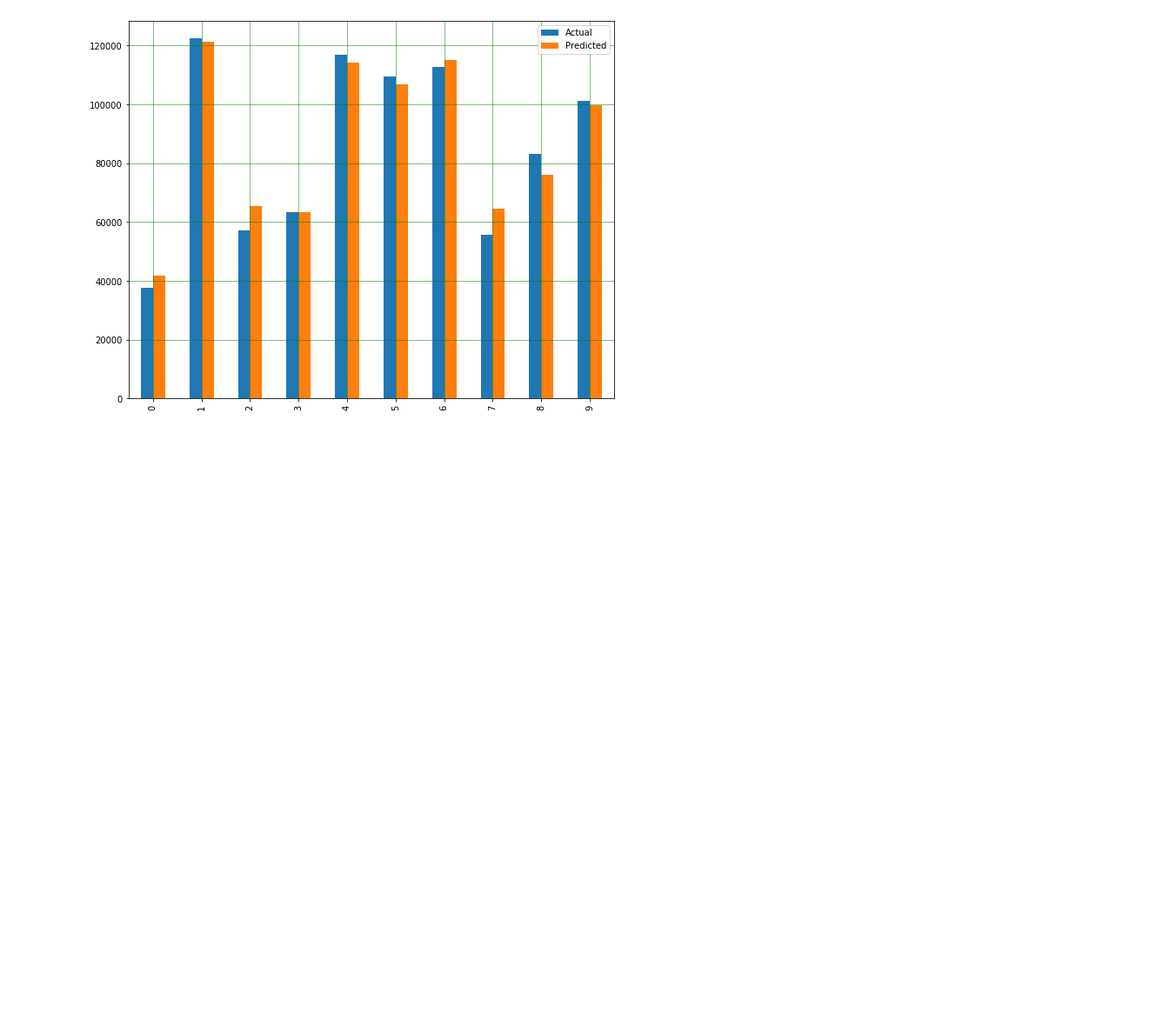
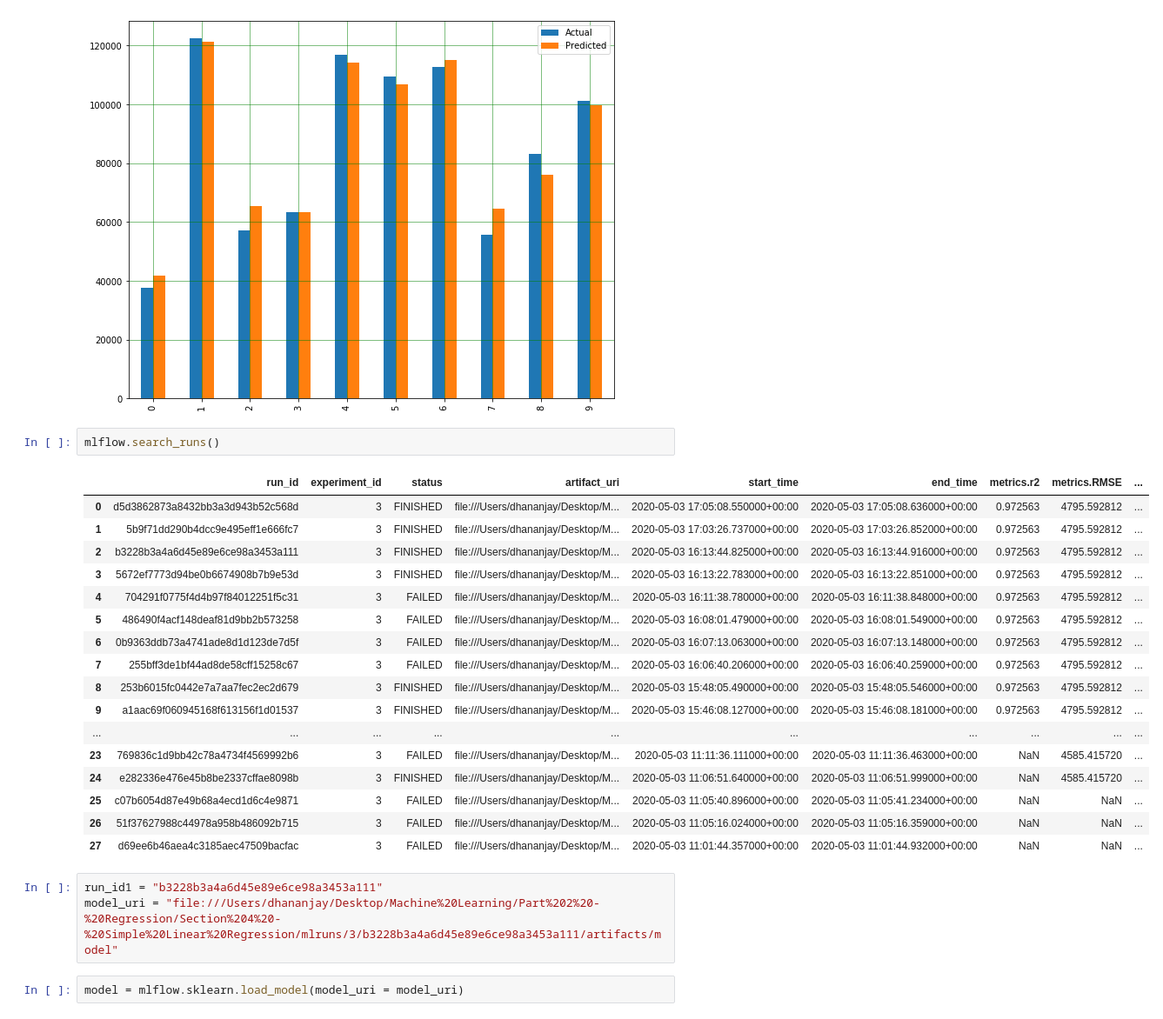
Before and after one commit to dkumar61/dkumar61, a Jupyter notebook: Regression_With_Mlflow.ipynb, the cells around one changed output. Shown at 87% size. Drawn from its saved outputs; the diff is of its cells as text; blank space fills up the shorter version.

```diff
--- a/Regression_With_Mlflow.ipynb
+++ b/Regression_With_Mlflow.ipynb
@@ -83,3 +87,28 @@ plt.grid(which='minor', linestyle=':', linewidth='0.5', color='black')
 plt.show()
 # %% [output]
 [figure]
+# %%
+mlflow.search_runs()
+# %% [output]
+|  | run_id | experiment_id | status | artifact_uri | start_time | end_time | metrics.r2 | metrics.RMSE | ... |
+| 0 | d5d3862873a8432bb3a3d943b52c568d | 3 | FINISHED | file:///Users/dhananjay/Desktop/M... | 2020-05-03 17:05:08.550000+00:00 | 2020-05-03 17:05:08.636000+00:00 | 0.972563 | 4795.592812 | ... |
+| 1 | 5b9f71dd290b4dcc9e495eff1e666fc7 | 3 | FINISHED | file:///Users/dhananjay/Desktop/M... | 2020-05-03 17:03:26.737000+00:00 | 2020-05-03 17:03:26.852000+00:00 | 0.972563 | 4795.592812 | ... |
+| 2 | b3228b3a4a6d45e89e6ce98a3453a111 | 3 | FINISHED | file:///Users/dhananjay/Desktop/M... | 2020-05-03 16:13:44.825000+00:00 | 2020-05-03 16:13:44.916000+00:00 | 0.972563 | 4795.592812 | ... |
+| 3 | 5672ef7773d94be0b6674908b7b9e53d | 3 | FINISHED | file:///Users/dhananjay/Desktop/M... | 2020-05-03 16:13:22.783000+00:00 | 2020-05-03 16:13:22.851000+00:00 | 0.972563 | 4795.592812 | ... |
+| 4 | 704291f0775f4d4b97f84012251f5c31 | 3 | FAILED | file:///Users/dhananjay/Desktop/M... | 2020-05-03 16:11:38.780000+00:00 | 2020-05-03 16:11:38.848000+00:00 | 0.972563 | 4795.592812 | ... |
+| 5 | 486490f4acf148deaf81d9bb2b573258 | 3 | FAILED | file:///Users/dhananjay/Desktop/M... | 2020-05-03 16:08:01.479000+00:00 | 2020-05-03 16:08:01.549000+00:00 | 0.972563 | 4795.592812 | ... |
+| 6 | 0b9363ddb73a4741ade8d1d123de7d5f | 3 | FAILED | file:///Users/dhananjay/Desktop/M... | 2020-05-03 16:07:13.063000+00:00 | 2020-05-03 16:07:13.148000+00:00 | 0.972563 | 4795.592812 | ... |
+| 7 | 255bff3de1bf44ad8de58cff15258c67 | 3 | FAILED | file:///Users/dhananjay/Desktop/M... | 2020-05-03 16:06:40.206000+00:00 | 2020-05-03 16:06:40.259000+00:00 | 0.972563 | 4795.592812 | ... |
+| 8 | 253b6015fc0442e7a7aa7fec2ec2d679 | 3 | FINISHED | file:///Users/dhananjay/Desktop/M... | 2020-05-03 15:48:05.490000+00:00 | 2020-05-03 15:48:05.546000+00:00 | 0.972563 | 4795.592812 | ... |
+| 9 | a1aac69f060945168f613156f1d01537 | 3 | FINISHED | file:///Users/dhananjay/Desktop/M... | 2020-05-03 15:46:08.127000+00:00 | 2020-05-03 15:46:08.181000+00:00 | 0.972563 | 4795.592812 | ... |
+| ... | ... | ... | ... | ... | ... | ... | ... | ... | ... |
+| 23 | 769836c1d9bb42c78a4734f4569992b6 | 3 | FAILED | file:///Users/dhananjay/Desktop/M... | 2020-05-03 11:11:36.111000+00:00 | 2020-05-03 11:11:36.463000+00:00 | NaN | 4585.415720 | ... |
+| 24 | e282336e476e45b8be2337cffae8098b | 3 | FINISHED | file:///Users/dhananjay/Desktop/M... | 2020-05-03 11:06:51.640000+00:00 | 2020-05-03 11:06:51.999000+00:00 | NaN | 4585.415720 | ... |
+| 25 | c07b6054d87e49b68a4ecd1d6c4e9871 | 3 | FAILED | file:///Users/dhananjay/Desktop/M... | 2020-05-03 11:05:40.896000+00:00 | 2020-05-03 11:05:41.234000+00:00 | NaN | NaN | ... |
+| 26 | 51f37627988c44978a958b486092b715 | 3 | FAILED | file:///Users/dhananjay/Desktop/M... | 2020-05-03 11:05:16.024000+00:00 | 2020-05-03 11:05:16.359000+00:00 | NaN | NaN | ... |
+| 27 | d69ee6b46aea4c3185aec47509bacfac | 3 | FAILED | file:///Users/dhananjay/Desktop/M... | 2020-05-03 11:01:44.357000+00:00 | 2020-05-03 11:01:44.932000+00:00 | NaN | NaN | ... |
+# %%
+run_id1 = "b3228b3a4a6d45e89e6ce98a3453a111"
+model_uri = "file:///Users/dhananjay/Desktop/Machine%20Learning/Part%202%20-%20Regression/Section%204%20-%20Simple%20Linear%20Regression/mlruns/3/b3228b3a4a6d45e89e6ce98a3453a111/artifacts/model"
+# %%
+model = mlflow.sklearn.load_model(model_uri = model_uri)
```
Also changed, not shown: parts of 6 cells of this notebook.
